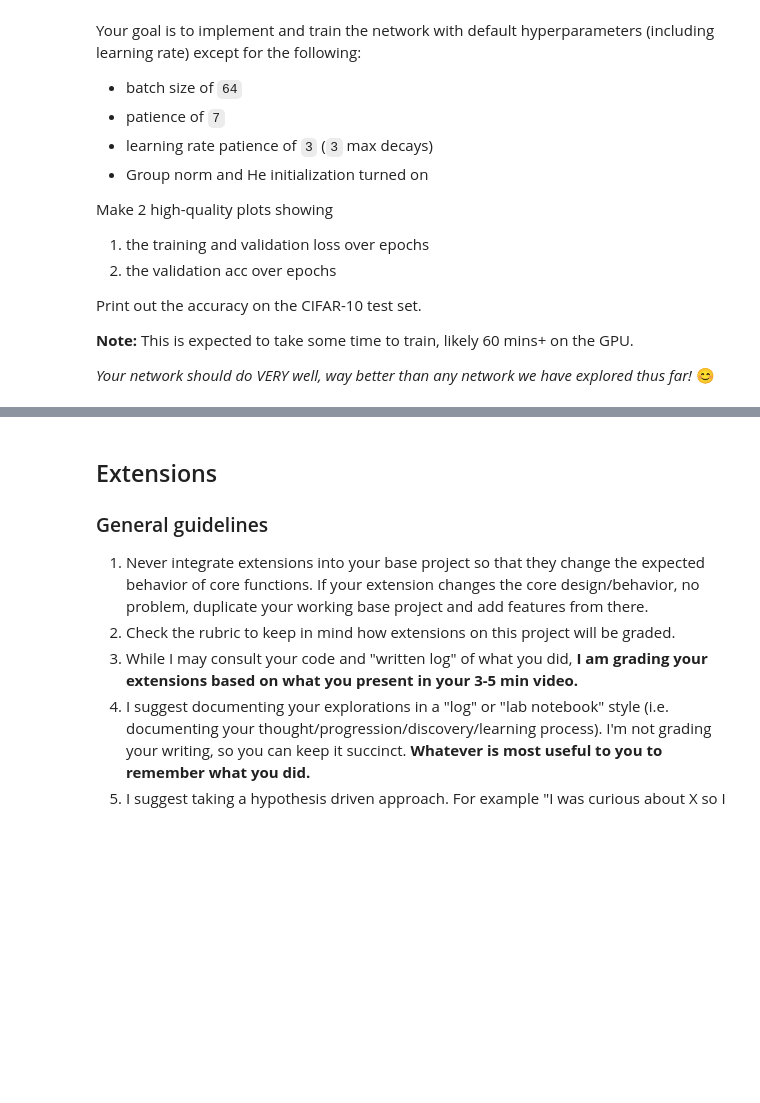
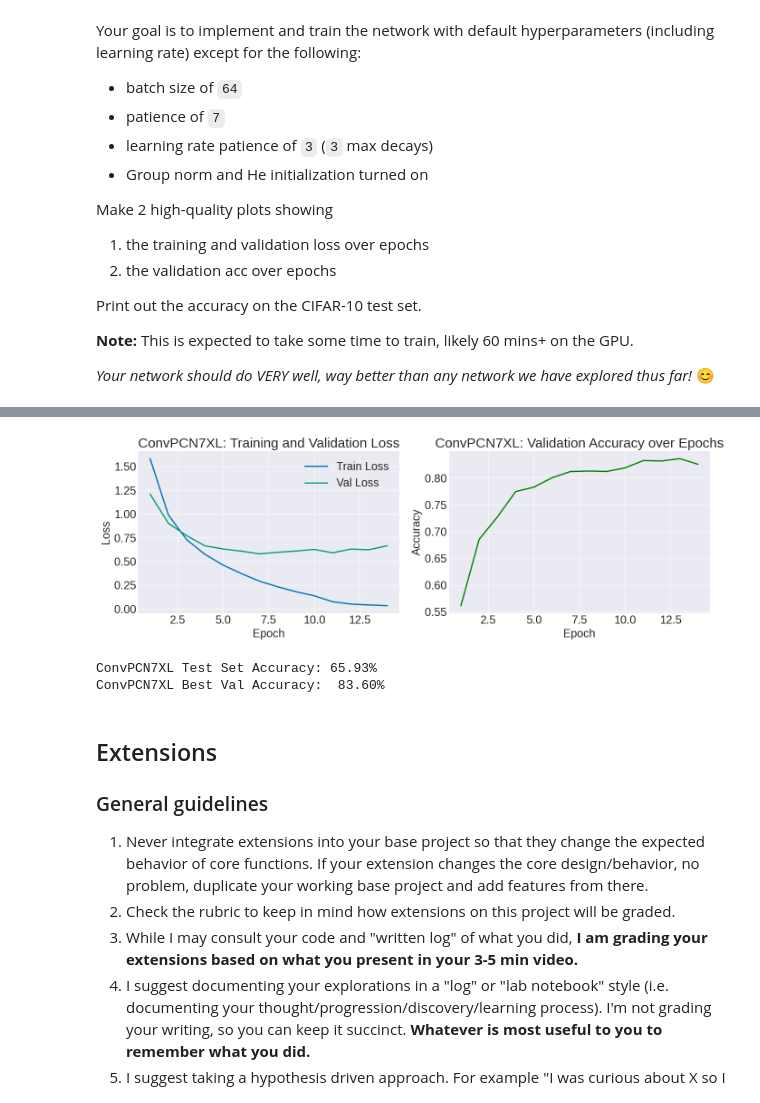
Before and after one commit to NotSMX/CS443, a Jupyter notebook: Project 2 - Predictive Coding/conv_pcn_cifar.ipynb, the cells around one changed output, grey strips where cells are left out. Saved outputs shown, nothing was run; the diff lists cells and outputs as text; code cells hidden in the pictures; blank space fills up the shorter version.

```diff
--- a/Project 2 - Predictive Coding/conv_pcn_cifar.ipynb
+++ b/Project 2 - Predictive Coding/conv_pcn_cifar.ipynb
@@ -234,8 +245,8 @@ for cfg in configs:
     train_loss, val_loss, val_acc, _ = net.fit(
         x_train, y_train,
         x_val=x_val, y_val=y_val,
-        batch_size=128,
-        max_epochs=30,
+        batch_size=256,
+        max_epochs=20,
         patience=999,
         lr_patience=999,
         verbose=True,
@@ -338,7 +386,7 @@ train_loss_xl, val_loss_xl, val_acc_xl, _ = pcnet_xl.fit(
     x_train, y_train,
     x_val=x_val, y_val=y_val,
     batch_size=64,
-    max_epochs=10000,
+    max_epochs=100,
     patience=7,
     lr_patience=3,
     lr_max_decays=3,
@@ -348,27 +414,41 @@ train_loss_xl, val_loss_xl, val_acc_xl, _ = pcnet_xl.fit(
 # %%
 # Plot training and validation loss
 fig, axes = plt.subplots(1, 2, figsize=(14, 5))
 
 epochs = range(1, len(train_loss_xl) + 1)
 axes[0].plot(epochs, train_loss_xl, linewidth=2, label='Train Loss')
 axes[0].plot(epochs, val_loss_xl,   linewidth=2, label='Val Loss')
 axes[0].set_xlabel('Epoch')
 axes[0].set_ylabel('Loss')
 axes[0].set_title('ConvPCN7XL: Training and Validation Loss')
 axes[0].legend()
 
 axes[1].plot(epochs, val_acc_xl, linewidth=2, color='green')
 axes[1].set_xlabel('Epoch')
 axes[1].set_ylabel('Accuracy')
 axes[1].set_title('ConvPCN7XL: Validation Accuracy over Epochs')
 
 plt.tight_layout()
 plt.show()
 
 # Evaluate on test set
-_, test_loss, test_acc, _ = pcnet_xl.test_step(x_test, y_test)
+# _, test_loss, test_acc, _ = pcnet_xl.test_step(x_test, y_test)
+
+batch_size = 64
+test_accs = []
+
+for i in range(0, len(x_test), batch_size):
+    _, acc = pcnet_xl.test_step(x_test[i:i+batch_size], y_test[i:i+batch_size])
+    test_accs.append(float(acc))
+
+test_acc = sum(test_accs) / len(test_accs)
+
 print(f'\nConvPCN7XL Test Set Accuracy: {test_acc*100:.2f}%')
 print(f'ConvPCN7XL Best Val Accuracy:  {max(val_acc_xl)*100:.2f}%')
+# %% [output]
+[figure, added]
+ConvPCN7XL Test Set Accuracy: 65.93%
+ConvPCN7XL Best Val Accuracy:  83.60%
 # %% [markdown]
 ## Extensions
 
```
Also changed, not shown: parts of 9 cells of this notebook.
